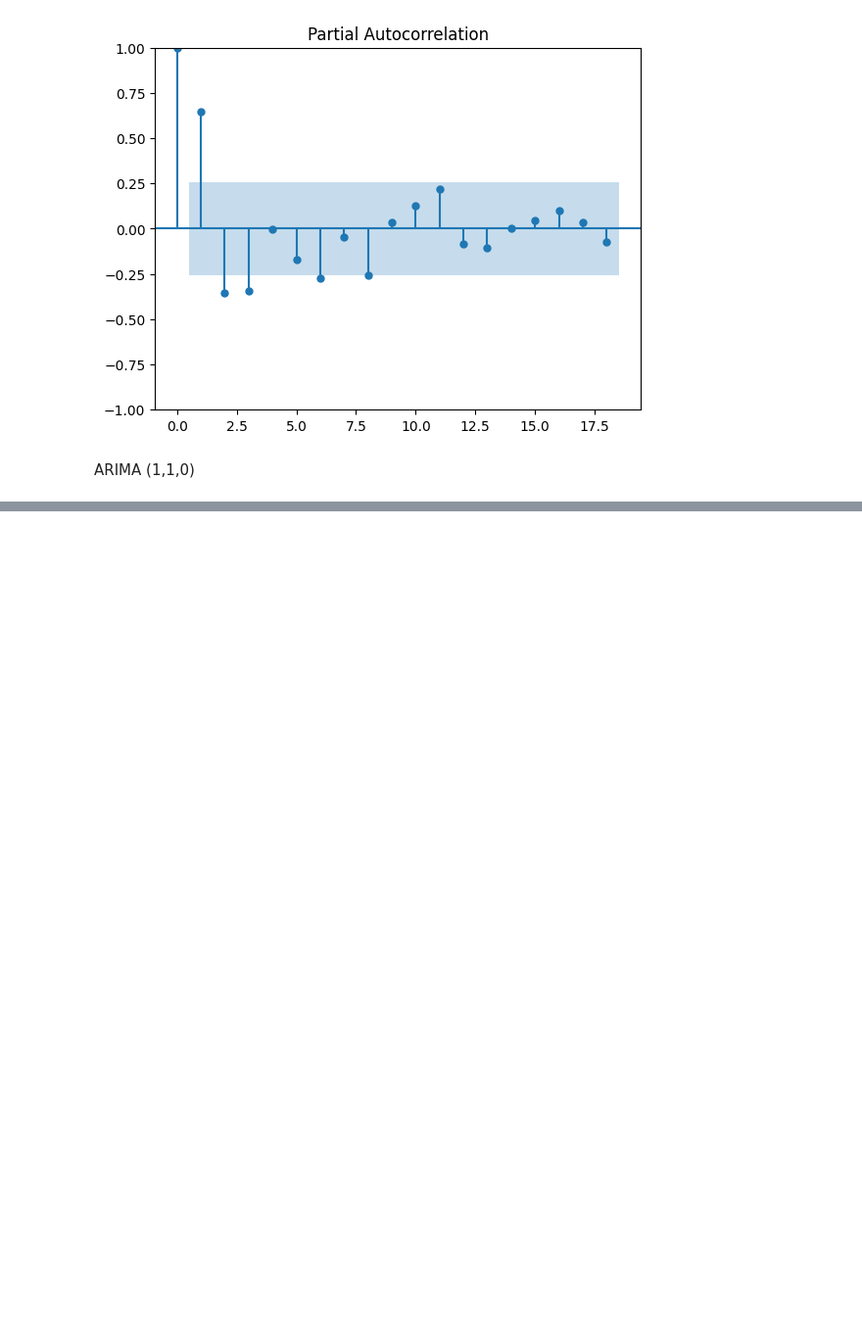
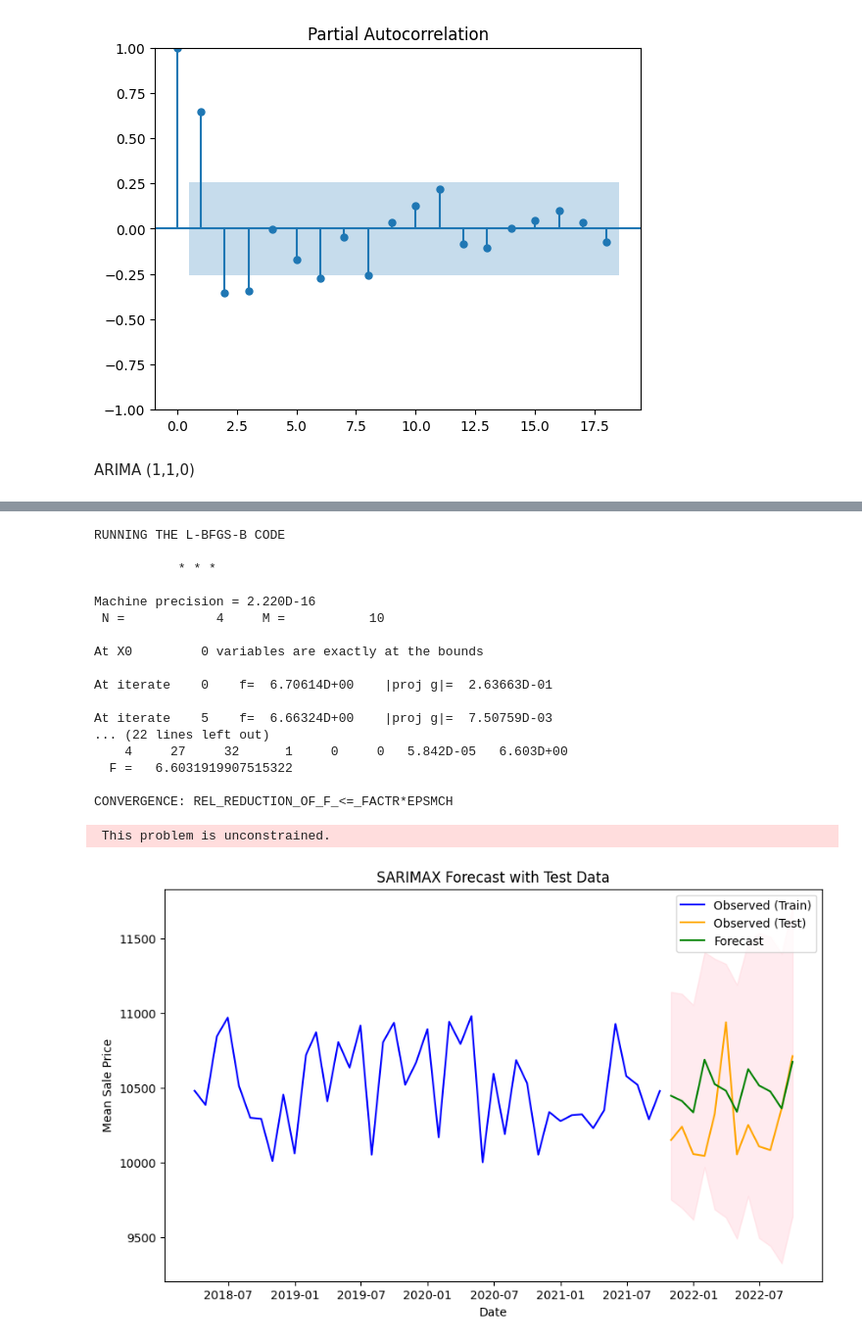
Before and after one commit to jacobsimeral/TS_Forecasting_Project, a Jupyter notebook: Code/Forecast/forecast_arima_hassaan.ipynb, the cells around one changed output, grey strips where cells are left out. Shown at 98% size. Drawn from its saved outputs; the diff is of its cells as text; code cells hidden in the pictures; blank space fills up the shorter version.

```diff
--- a/Code/Forecast/forecast_arima_hassaan.ipynb
+++ b/Code/Forecast/forecast_arima_hassaan.ipynb
@@ -241,0 +485,68 @@ ARIMA (1,1,0)
+# %%
+import pandas as pd
+import numpy as np
+from statsmodels.tsa.statespace.sarimax import SARIMAX
+import matplotlib.pyplot as plt
+
+# Example training data (modify as needed for actual data)
+dates_train = pd.date_range(start='2018-03-31', periods=43, freq='M')
+data_train = {
+    'date': dates_train,
+    'mean_sale_price': np.random.rand(43) * 1000 + 10000  # Random data for example
+}
+midwest_train = pd.DataFrame(data_train)
+
+# Set the index to the date column for training data
+midwest_train.set_index('date', inplace=True)
+
+# Example test data (modify as needed for actual data)
+dates_test = pd.date_range(start='2021-10-31', periods=12, freq='M')
+data_test = {
+    'date': dates_test,
+    'mean_sale_price': np.random.rand(12) * 1000 + 10000  # Random data for example
+}
+midwest_test = pd.DataFrame(data_test)
+
+# Set the index to the date column for test data
+midwest_test.set_index('date', inplace=True)
+
+# Fit the SARIMAX model
+model = SARIMAX(midwest_train['mean_sale_price'], order=(1, 1, 1), seasonal_order=(1, 1, 0, 4))
+model_fit = model.fit()
+
+# Forecasting
+forecast_steps = len(midwest_test)  # Number of steps to forecast (same as length of test data)
+forecast = model_fit.get_forecast(steps=forecast_steps)
+forecast_ci = forecast.conf_int()
+
+# Plotting the forecast
+plt.figure(figsize=(10, 6))
+plt.plot(midwest_train.index, midwest_train['mean_sale_price'], label='Observed (Train)', color='blue')
+plt.plot(midwest_test.index, midwest_test['mean_sale_price'], label='Observed (Test)', color='orange')
+plt.plot(forecast.predicted_mean.index, forecast.predicted_mean, label='Forecast', color='green')
+plt.fill_between(forecast_ci.index, forecast_ci.iloc[:, 0], forecast_ci.iloc[:, 1], color='pink', alpha=0.3)
+plt.xlabel('Date')
+plt.ylabel('Mean Sale Price')
+plt.title('SARIMAX Forecast with Test Data')
+plt.legend()
+plt.show()
+# %% [output]
+RUNNING THE L-BFGS-B CODE
+
+           * * *
+
+Machine precision = 2.220D-16
+ N =            4     M =           10
+
+At X0         0 variables are exactly at the bounds
+
+At iterate    0    f=  6.70614D+00    |proj g|=  2.63663D-01
+
+At iterate    5    f=  6.66324D+00    |proj g|=  7.50759D-03
+... (22 lines left out)
+    4     27     32      1     0     0   5.842D-05   6.603D+00
+  F =   6.6031919907515322
+
+CONVERGENCE: REL_REDUCTION_OF_F_<=_FACTR*EPSMCH
+ This problem is unconstrained.
+[figure, added]
```
Also changed, not shown: parts of 43 cells of this notebook, 3 other files.
